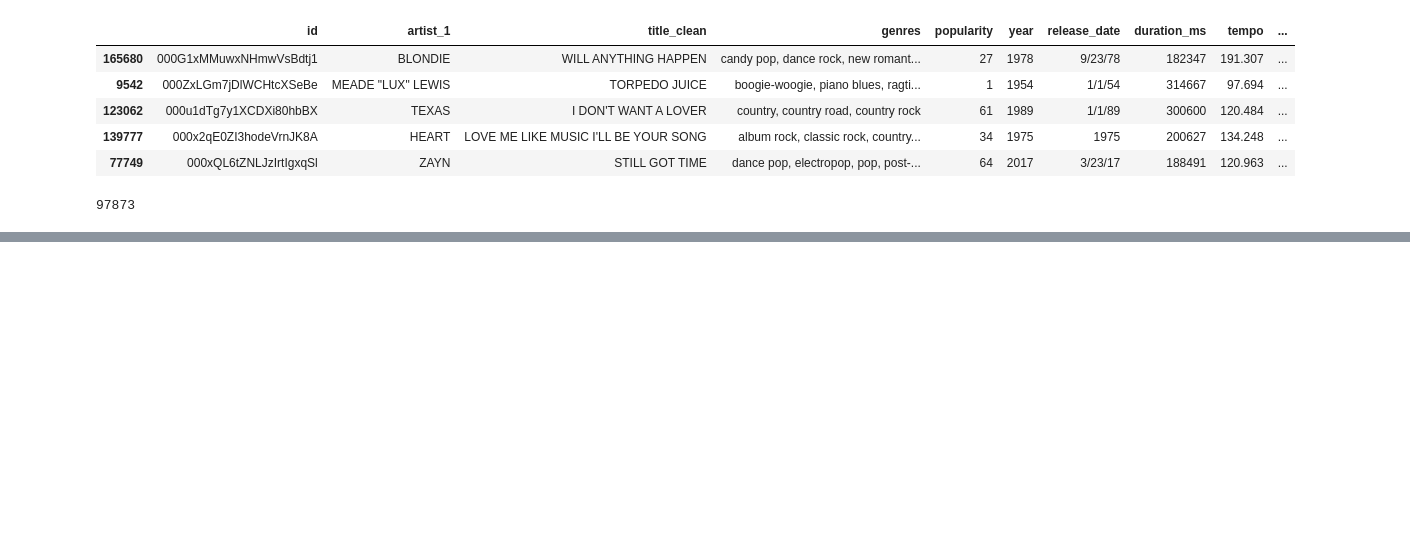
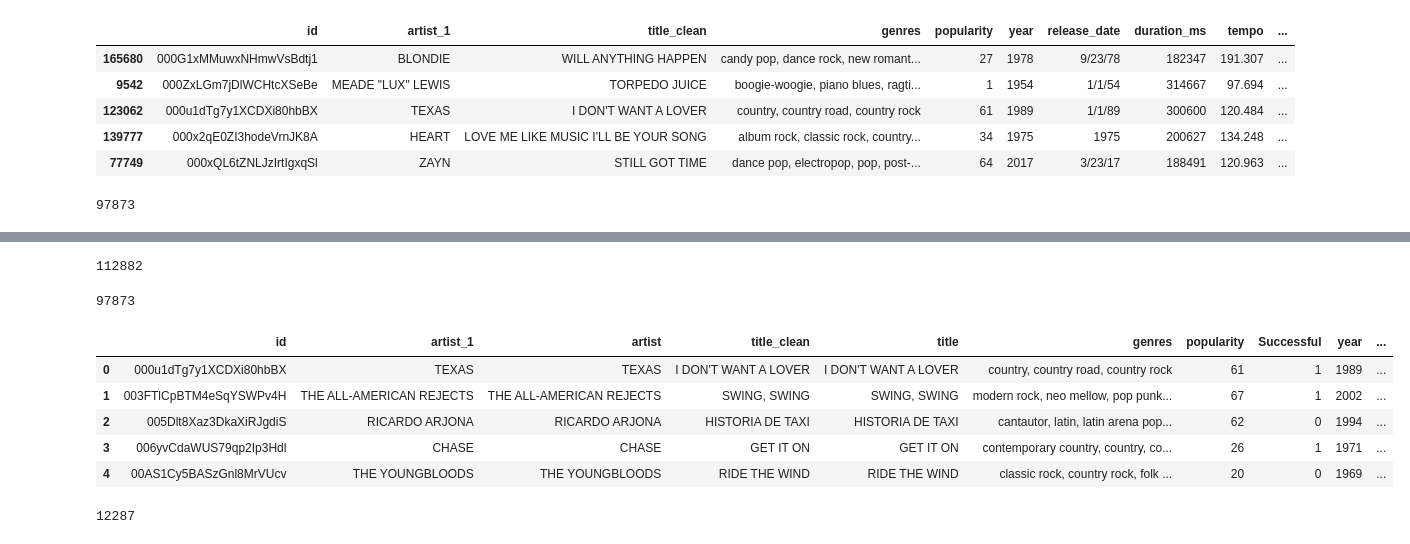
Before and after one commit to jwade688/platinum_lyric_project, a Jupyter notebook: Spotify_data_cleaned.ipynb, the cells around one changed output, grey strips where cells are left out. Saved outputs shown, nothing was run; the diff lists cells and outputs as text; code cells hidden in the pictures; blank space fills up the shorter version.

```diff
--- a/Spotify_data_cleaned.ipynb
+++ b/Spotify_data_cleaned.ipynb
@@ -241,12 +241,7 @@ spotify_filtered_df = spotify_filtered_df[['id',
                                            'loudness',
                                            'speechiness',
                                            'valence',
-                                           'explicit',
-                                           'name',
-                                           'artists',
-                                           'artist_feat',
-                                           'artist_2',
-                                           'artist_3']]
+                                           'explicit']]
 spotify_filtered_df.head()
 # %% [output]
 |  | id | artist_1 | title_clean | genres | popularity | year | release_date | duration_ms | tempo | ... |
@@ -276,0 +284,4 @@ spotify_filtered_df.to_csv("spotify_cleaned.csv", index=False)
+# %%
+# Keep only the needed rows
+bb_df = bb_df[['artist', 'title', 'Successful', 'peak', 'weeks', 'msd_id', 'echo_nest_id']]
+bb_df.head()
@@ -276,0 +295,55 @@ spotify_filtered_df.to_csv("spotify_cleaned.csv", index=False)
+# %%
+len(bb_df)
+# %% [output]
+112882
+# %%
+len(spotify_filtered_df)
+# %% [output]
+97873
+# %%
+# Merge the billboard data to the spotify data
+spotify_complete_df = spotify_filtered_df.merge(bb_df[['artist', 'title', 'Successful', 'peak', 'weeks', 'msd_id', 'echo_nest_id']],
+                              left_on=['title_clean', 'artist_1'],
+                              right_on=['title', 'artist'],
+                              how='inner')
+
+# Drop duplicate rows
+spotify_complete_df = spotify_complete_df.drop_duplicates(subset=['artist_1', 'title_clean'])
+
+spotify_complete_df = spotify_complete_df[['id',
+                                           'artist_1',
+                                           'artist',
+                                           'title_clean',
+                                           'title',
+                                           'genres',
+                                           'popularity',
+                                           'Successful',
+                                           'year',
+                                           'release_date',
+                                           'duration_ms',
+                                           'tempo',
+                                           'key',
+                                           'mode',
+                                           'acousticness',
+                                           'instrumentalness',
+                                           'danceability',
+                                           'energy',
+                                           'liveness',
+                                           'loudness',
+                                           'speechiness',
+                                           'valence',
+                                           'explicit',
+                                          'peak', 'weeks', 'msd_id', 'echo_nest_id']]
+
+spotify_complete_df.head()
+# %% [output]
+|  | id | artist_1 | artist | title_clean | title | genres | popularity | Successful | year | ... |
+| 0 | 000u1dTg7y1XCDXi80hbBX | TEXAS | TEXAS | I DON'T WANT A LOVER | I DON'T WANT A LOVER | country, country road, country rock | 61 | 1 | 1989 | ... |
+| 1 | 003FTlCpBTM4eSqYSWPv4H | THE ALL-AMERICAN REJECTS | THE ALL-AMERICAN REJECTS | SWING, SWING | SWING, SWING | modern rock, neo mellow, pop punk... | 67 | 1 | 2002 | ... |
+| 2 | 005Dlt8Xaz3DkaXiRJgdiS | RICARDO ARJONA | RICARDO ARJONA | HISTORIA DE TAXI | HISTORIA DE TAXI | cantautor, latin, latin arena pop... | 62 | 0 | 1994 | ... |
+| 3 | 006yvCdaWUS79qp2Ip3Hdl | CHASE | CHASE | GET IT ON | GET IT ON | contemporary country, country, co... | 26 | 1 | 1971 | ... |
+| 4 | 00AS1Cy5BASzGnl8MrVUcv | THE YOUNGBLOODS | THE YOUNGBLOODS | RIDE THE WIND | RIDE THE WIND | classic rock, country rock, folk ... | 20 | 0 | 1969 | ... |
+# %%
+len(spotify_complete_df)
+# %% [output]
+12287
```
Also changed, not shown: parts of 4 cells of this notebook, 2 other files.
